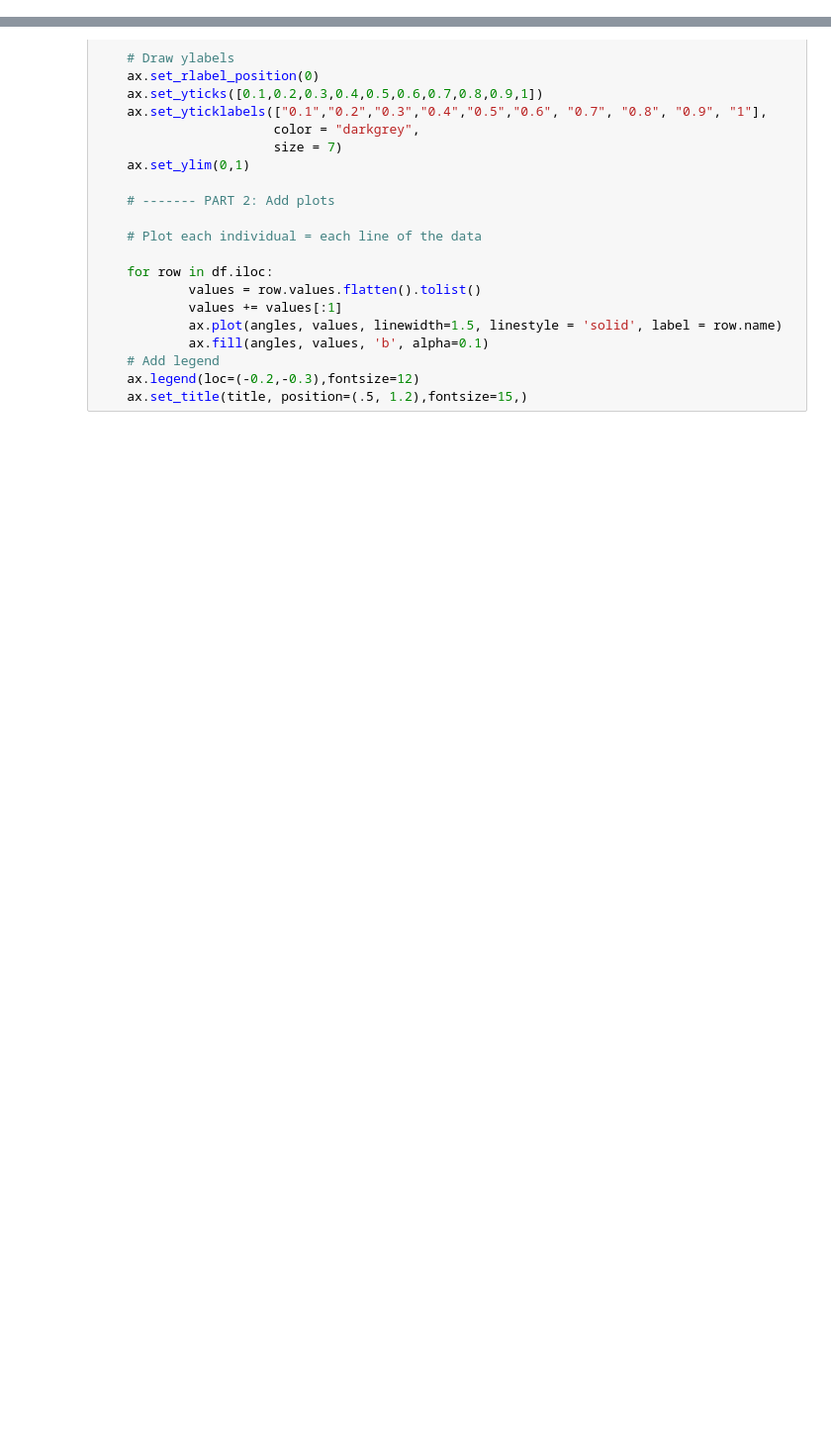
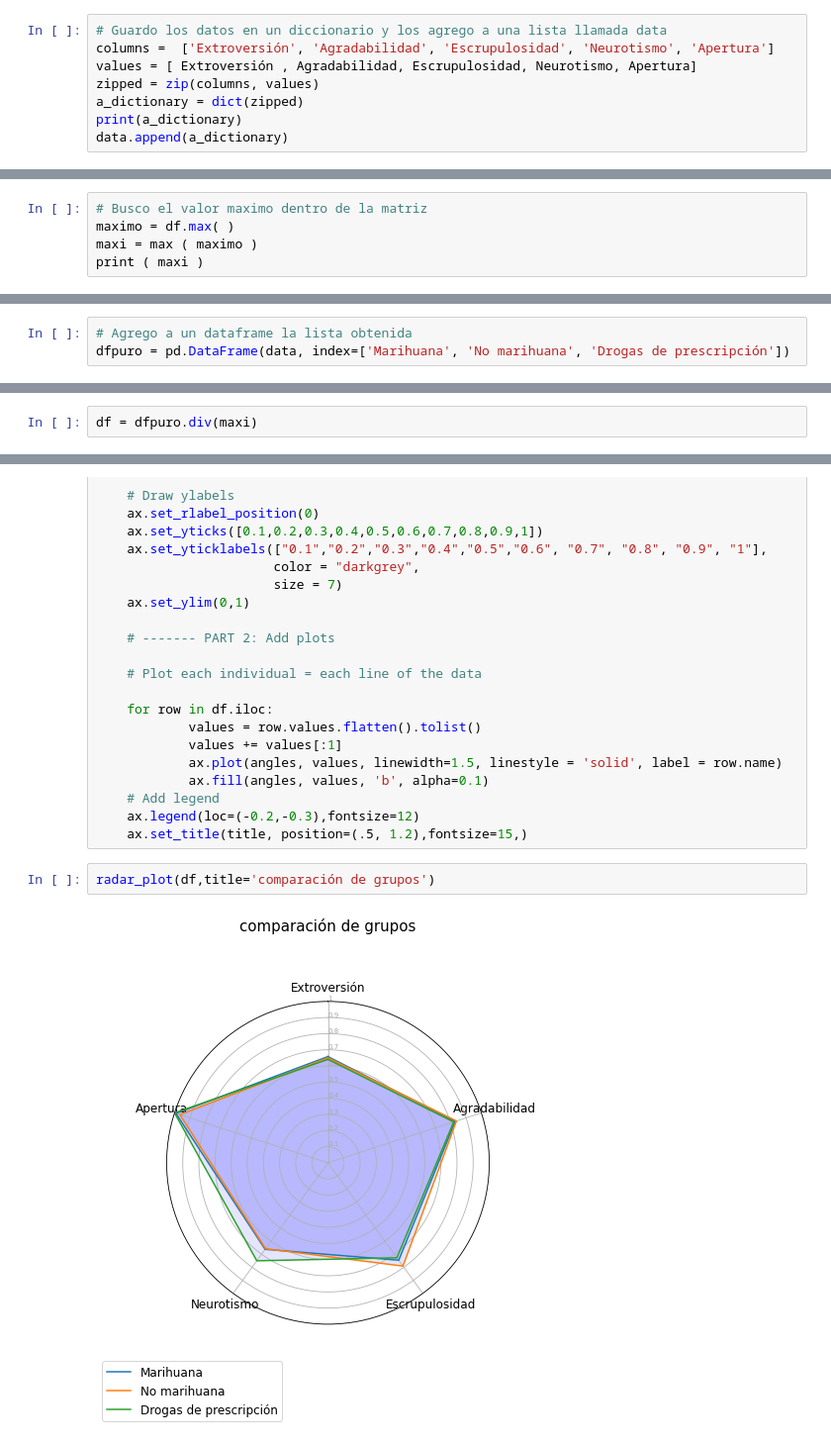
Before and after one commit to hcgalvan/UBA-labodedatos, a Jupyter notebook: Ejercitacion_1_Hugo_Cesar_Galvan.ipynb, the cells around one changed output, grey strips where cells are left out. Shown at 99% size. Cells and saved outputs as stored; diff of their text form; blank space fills up the shorter version.

```diff
--- a/Ejercitacion_1_Hugo_Cesar_Galvan.ipynb
+++ b/Ejercitacion_1_Hugo_Cesar_Galvan.ipynb
@@ -284,0 +220,8 @@ genero_segun_edad = d_1.groupby([pd.qcut(d_1['0_edad'], q = 4),
+# %%
+# Guardo los datos en un diccionario y los agrego a una lista llamada data
+columns =  ['Extroversión', 'Agradabilidad', 'Escrupulosidad', 'Neurotismo', 'Apertura']
+values = [ Extroversión , Agradabilidad, Escrupulosidad, Neurotismo, Apertura]
+zipped = zip(columns, values)
+a_dictionary = dict(zipped)
+print(a_dictionary)
+data.append(a_dictionary)
@@ -284,0 +232,5 @@ genero_segun_edad = d_1.groupby([pd.qcut(d_1['0_edad'], q = 4),
+# %%
+# Busco el valor maximo dentro de la matriz
+maximo = df.max( )
+maxi = max ( maximo )
+print ( maxi )
@@ -284,0 +239,3 @@ genero_segun_edad = d_1.groupby([pd.qcut(d_1['0_edad'], q = 4),
+# %%
+# Agrego a un dataframe la lista obtenida
+dfpuro = pd.DataFrame(data, index=['Marihuana', 'No marihuana', 'Drogas de prescripción'])
@@ -284,0 +251,2 @@ genero_segun_edad = d_1.groupby([pd.qcut(d_1['0_edad'], q = 4),
+# %%
+df = dfpuro.div(maxi)
@@ -322,3 +299,7 @@ def radar_plot(df, title = '',):
     # Add legend
     ax.legend(loc=(-0.2,-0.3),fontsize=12)
     ax.set_title(title, position=(.5, 1.2),fontsize=15,)
+# %%
+radar_plot(df,title='comparación de grupos')
+# %% [output]
+[figure, added]
```
Also changed, not shown: parts of 34 cells of this notebook.
